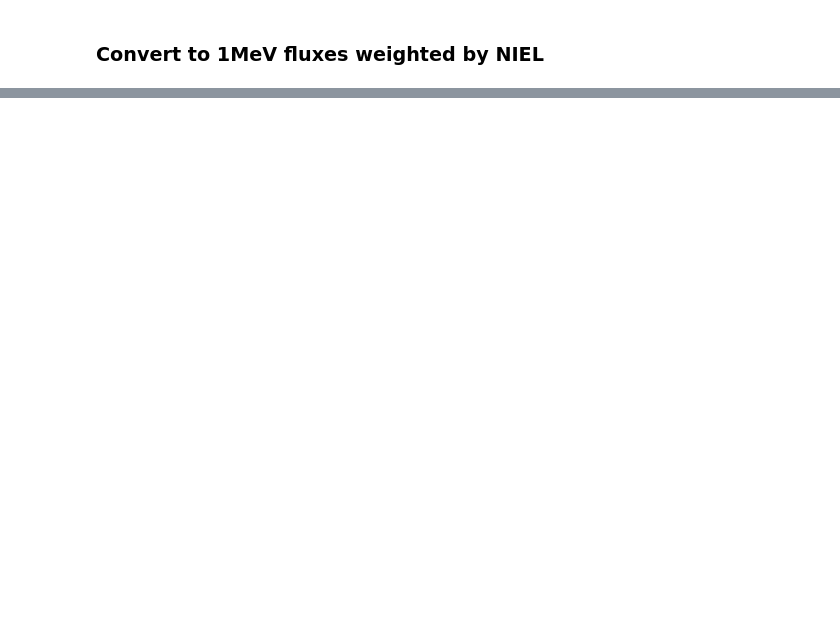
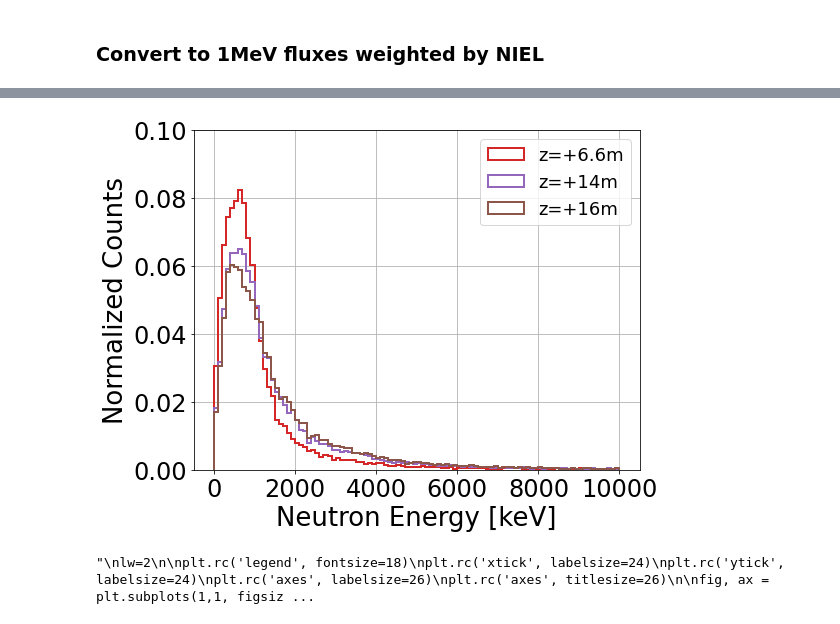
Before and after one commit to jschuel/jeff_workspace, a Jupyter notebook: analysis/phase3/with_sim/Neutron flux spectra.ipynb, the cells around one changed output, grey strips where cells are left out. Drawn from its saved outputs; the diff is of its cells as text; code cells hidden in the pictures; blank space fills up the shorter version.

```diff
--- a/analysis/phase3/with_sim/Neutron flux spectra.ipynb
+++ b/analysis/phase3/with_sim/Neutron flux spectra.ipynb
@@ -98,0 +254,77 @@ print(len(humu), humu['NIEL_weight'].sum())
+# %%
+
+lw=2
+
+plt.rc('legend', fontsize=18)
+plt.rc('xtick', labelsize=24)
+plt.rc('ytick', labelsize=24)
+plt.rc('axes', labelsize=26)
+plt.rc('axes', titlesize=26)
+
+fig, ax = plt.subplots(1,1, figsize = (8,6))
+
+ax.set_xlabel('Neutron Energy [keV]')
+#ax.set_ylabel(r'Est. Flux [Hz$\cdot$cm$^{-2}$]')
+ax.set_ylabel(r'Normalized Counts')
+ax.set_ylim(0,0.1)
+
+(counts, bins) = np.histogram(iiwi['truthNeutronEnergy'], bins=100, range = (0,1e4))
+#factor = iiwi_flux_weighted/iiwi['NIEL_weight'].sum()
+factor = 1/counts.sum()
+ax.hist(bins[:-1], bins, weights=factor*counts, histtype = 'step', label = 'z=+6.6m', lw=lw, color = 'tab:red')
+
+(counts, bins) = np.histogram(nene['truthNeutronEnergy'], bins=100, range = (0,1e4))
+#factor = nene_flux_weighted/nene['NIEL_weight'].sum()
+factor = 1/counts.sum()
+ax.hist(bins[:-1], bins, weights=factor*counts, histtype = 'step', label = 'z=+14m', lw=lw, color = 'tab:purple')
+
+(counts, bins) = np.histogram(humu['truthNeutronEnergy'], bins=100, range = (0,1e4))
+#factor = humu_flux_weighted/humu['NIEL_weight'].sum()
+factor = 1/counts.sum()
+ax.hist(bins[:-1], bins, weights=factor*counts, histtype = 'step', label = 'z=+16m', lw=lw, color = 'tab:brown')
+
+ax.grid()
+plt.legend()
+
+plt.tight_layout()
+plt.savefig('truth_LER_touschek_spectrum.jpg')
+plt.show()
+
+
+'''
+lw=2
+
+plt.rc('legend', fontsize=18)
+plt.rc('xtick', labelsize=24)
+plt.rc('ytick', labelsize=24)
+plt.rc('axes', labelsize=26)
+plt.rc('axes', titlesize=26)
+
+fig, ax = plt.subplots(1,1, figsize = (8,6))
+
+ax.set_xlabel('Neutron Energy [keV]')
+ax.set_ylabel(r'Est. Flux [Hz$\cdot$cm$^{-2}$]')
+ax.set_ylim(0,250)
+
+(counts, bins) = np.histogram(palila['truthNeutronEnergy'], bins=100, range = (0,1e4))
+factor = palila_flux_weighted/palila['NIEL_weight'].sum()
+ax.hist(bins[:-1], bins, weights=factor*counts, histtype = 'step', label = 'z=-5.6m', lw=lw)
+
+(counts, bins) = np.histogram(tako['truthNeutronEnergy'], bins=100, range = (0,1e4))
+factor = tako_flux_weighted/tako['NIEL_weight'].sum()
+ax.hist(bins[:-1], bins, weights=factor*counts, histtype = 'step', label = 'z=-8.0m', lw=lw)
+
+(counts, bins) = np.histogram(elepaio['truthNeutronEnergy'], bins=100, range = (0,1e4))
+factor = elepaio_flux_weighted/elepaio['NIEL_weight'].sum()
+ax.hist(bins[:-1], bins, weights=factor*counts, histtype = 'step', label = 'z=-14m', lw=lw)
+
+ax.grid()
+plt.legend()
+
+plt.tight_layout()
+plt.savefig('truth_HER_touschek_spectrum.jpg')
+plt.show()
+'''
+# %% [output]
+[figure, added]
+"\nlw=2\n\nplt.rc('legend', fontsize=18)\nplt.rc('xtick', labelsize=24)\nplt.rc('ytick', labelsize=24)\nplt.rc('axes', labelsize=26)\nplt.rc('axes', titlesize=26)\n\nfig, ax = plt.subplots(1,1, figsiz ...
```
Also changed, not shown: parts of 25 cells of this notebook, 12 other files.
